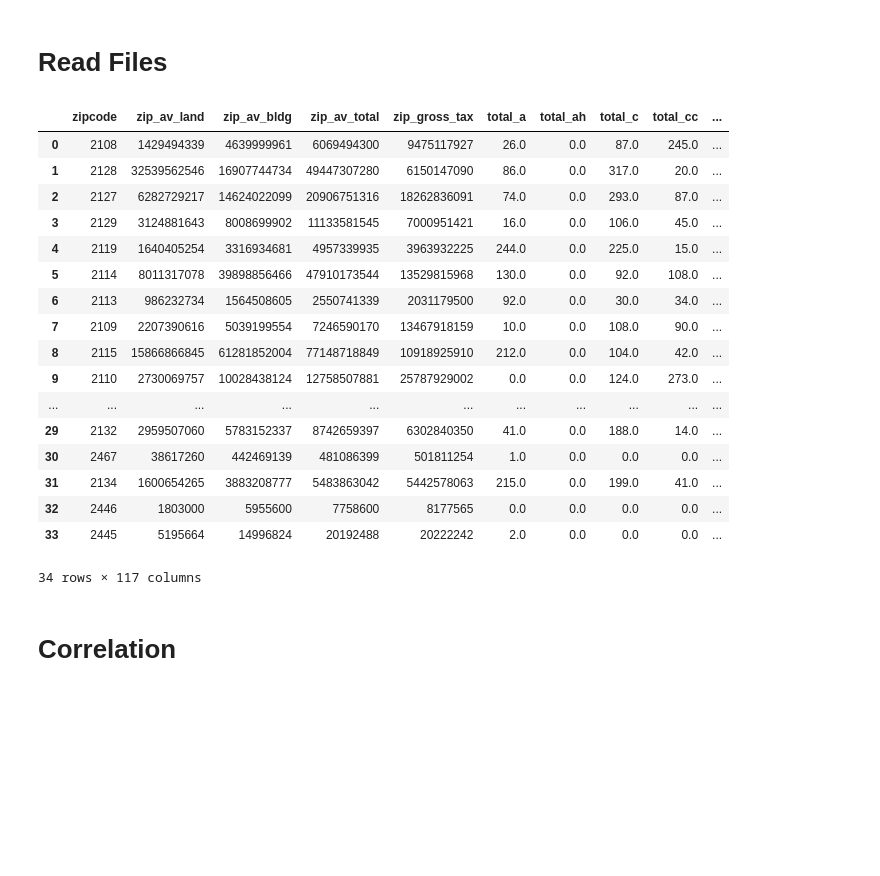
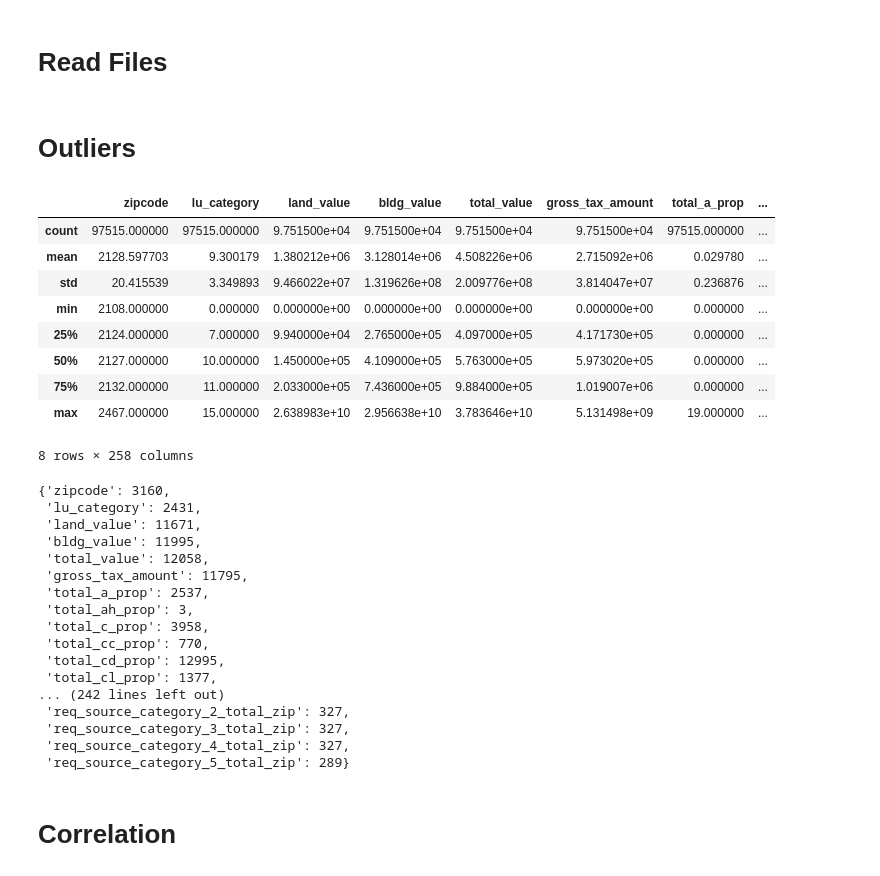
Before and after one commit to patruq/urban-at-risk, a Jupyter notebook: code/03-visuals-eda.ipynb, the cells around one changed output. Saved outputs shown, nothing was run; the diff lists cells and outputs as text; code cells hidden in the pictures; blank space fills up the shorter version.

```diff
--- a/code/03-visuals-eda.ipynb
+++ b/code/03-visuals-eda.ipynb
@@ -14,27 +14,14 @@ import seaborn as sns
 # %%
 main = pd.read_csv("../data/clean-data/main-engineered.csv")
 main.drop(columns=["Unnamed: 0"], inplace=True)
-# %%
-main
-# %% [output]
-|  | zipcode | zip_av_land | zip_av_bldg | zip_av_total | zip_gross_tax | total_a | total_ah | total_c | total_cc | ... |
-| 0 | 2108 | 1429494339 | 4639999961 | 6069494300 | 9475117927 | 26.0 | 0.0 | 87.0 | 245.0 | ... |
-| 1 | 2128 | 32539562546 | 16907744734 | 49447307280 | 6150147090 | 86.0 | 0.0 | 317.0 | 20.0 | ... |
-| 2 | 2127 | 6282729217 | 14624022099 | 20906751316 | 18262836091 | 74.0 | 0.0 | 293.0 | 87.0 | ... |
-| 3 | 2129 | 3124881643 | 8008699902 | 11133581545 | 7000951421 | 16.0 | 0.0 | 106.0 | 45.0 | ... |
-| 4 | 2119 | 1640405254 | 3316934681 | 4957339935 | 3963932225 | 244.0 | 0.0 | 225.0 | 15.0 | ... |
-| 5 | 2114 | 8011317078 | 39898856466 | 47910173544 | 13529815968 | 130.0 | 0.0 | 92.0 | 108.0 | ... |
-| 6 | 2113 | 986232734 | 1564508605 | 2550741339 | 2031179500 | 92.0 | 0.0 | 30.0 | 34.0 | ... |
-| 7 | 2109 | 2207390616 | 5039199554 | 7246590170 | 13467918159 | 10.0 | 0.0 | 108.0 | 90.0 | ... |
-| 8 | 2115 | 15866866845 | 61281852004 | 77148718849 | 10918925910 | 212.0 | 0.0 | 104.0 | 42.0 | ... |
-| 9 | 2110 | 2730069757 | 10028438124 | 12758507881 | 25787929002 | 0.0 | 0.0 | 124.0 | 273.0 | ... |
-| ... | ... | ... | ... | ... | ... | ... | ... | ... | ... | ... |
-| 29 | 2132 | 2959507060 | 5783152337 | 8742659397 | 6302840350 | 41.0 | 0.0 | 188.0 | 14.0 | ... |
-| 30 | 2467 | 38617260 | 442469139 | 481086399 | 501811254 | 1.0 | 0.0 | 0.0 | 0.0 | ... |
-| 31 | 2134 | 1600654265 | 3883208777 | 5483863042 | 5442578063 | 215.0 | 0.0 | 199.0 | 41.0 | ... |
-| 32 | 2446 | 1803000 | 5955600 | 7758600 | 8177565 | 0.0 | 0.0 | 0.0 | 0.0 | ... |
-| 33 | 2445 | 5195664 | 14996824 | 20192488 | 20222242 | 2.0 | 0.0 | 0.0 | 0.0 | ... |
-34 rows × 117 columns
+# %%
+vis_df = main.drop(columns=[
+    "label_zip",
+    "label_street",
+#     "zipcode",
+    "zip_street",
+    "zip_num_street"
+])
 # %%
 # LISTS TO PERFORM EDA ON
 data_cols = pd.read_pickle("../assets/variables/data_cols")
@@ -80,3 +67,18 @@ filename = "../assets/variables/requests_cols"
 outfile = open(filename, "wb")
 pickle.dump(requests_cols, outfile)
 outfile.close()
+# %% [markdown]
+# Outliers
+# %%
+vis_df.describe()
+# %% [output]
+|  | zipcode | lu_category | land_value | bldg_value | total_value | gross_tax_amount | total_a_prop | ... |
+| count | 97515.000000 | 97515.000000 | 9.751500e+04 | 9.751500e+04 | 9.751500e+04 | 9.751500e+04 | 97515.000000 | ... |
+| mean | 2128.597703 | 9.300179 | 1.380212e+06 | 3.128014e+06 | 4.508226e+06 | 2.715092e+06 | 0.029780 | ... |
+| std | 20.415539 | 3.349893 | 9.466022e+07 | 1.319626e+08 | 2.009776e+08 | 3.814047e+07 | 0.236876 | ... |
+| min | 2108.000000 | 0.000000 | 0.000000e+00 | 0.000000e+00 | 0.000000e+00 | 0.000000e+00 | 0.000000 | ... |
+| 25% | 2124.000000 | 7.000000 | 9.940000e+04 | 2.765000e+05 | 4.097000e+05 | 4.171730e+05 | 0.000000 | ... |
+| 50% | 2127.000000 | 10.000000 | 1.450000e+05 | 4.109000e+05 | 5.763000e+05 | 5.973020e+05 | 0.000000 | ... |
+| 75% | 2132.000000 | 11.000000 | 2.033000e+05 | 7.436000e+05 | 9.884000e+05 | 1.019007e+06 | 0.000000 | ... |
+| max | 2467.000000 | 15.000000 | 2.638983e+10 | 2.956638e+10 | 3.783646e+10 | 5.131498e+09 | 19.000000 | ... |
+8 rows × 258 columns
@@ -83,2 +96,30 @@ outfile.close()
+# %%
+outlier_by_col = {}
+outlier_count = []
+
+
+for col in outliers_df:
+    outlier_by_col[col] = outliers_df[col].sum()
+
+outlier_by_col
+# LOTS OF OUTLIERS?
+# %% [output]
+{'zipcode': 3160,
+ 'lu_category': 2431,
+ 'land_value': 11671,
+ 'bldg_value': 11995,
+ 'total_value': 12058,
+ 'gross_tax_amount': 11795,
+ 'total_a_prop': 2537,
+ 'total_ah_prop': 3,
+ 'total_c_prop': 3958,
+ 'total_cc_prop': 770,
+ 'total_cd_prop': 12995,
+ 'total_cl_prop': 1377,
+... (242 lines left out)
+ 'req_source_category_2_total_zip': 327,
+ 'req_source_category_3_total_zip': 327,
+ 'req_source_category_4_total_zip': 327,
+ 'req_source_category_5_total_zip': 289}
 # %% [markdown]
 # Correlation
```
Also changed, not shown: parts of 7 cells of this notebook, 2 other files.
